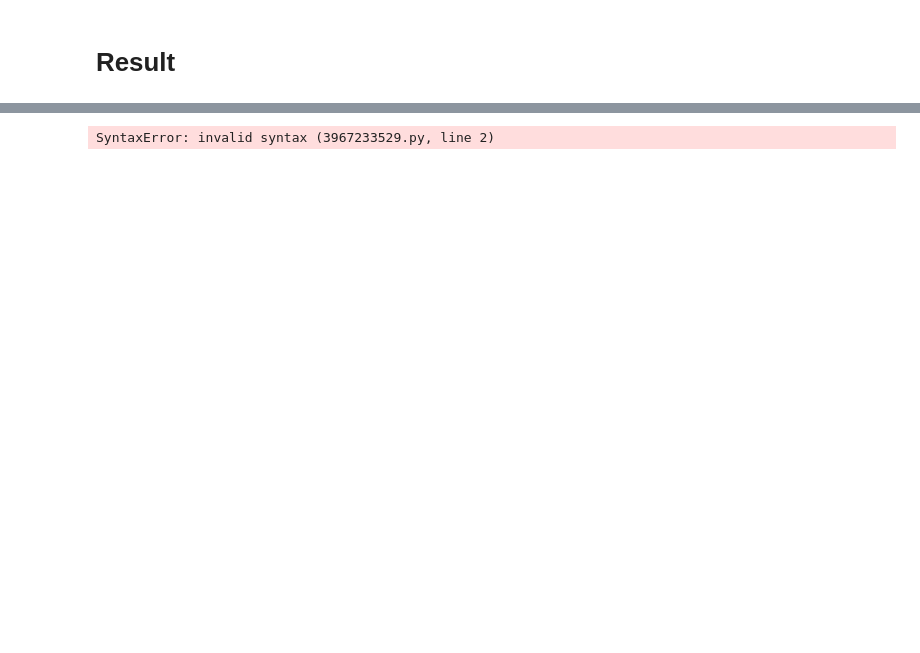
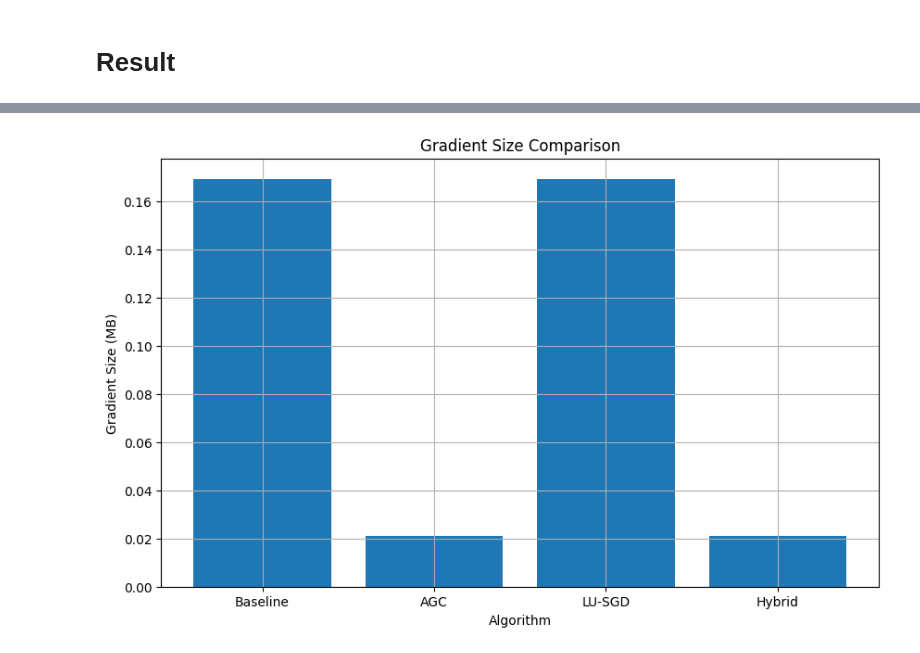
Before and after one commit to DroitXenon/CENet, a Jupyter notebook: LeNet.ipynb, the cells around one changed output, grey strips where cells are left out. Cells and saved outputs as stored; diff of their text form; code cells hidden in the pictures; blank space fills up the shorter version.

```diff
--- a/LeNet.ipynb
+++ b/LeNet.ipynb
@@ -316,10 +360,10 @@ plt.show()
 # %%
 plt.figure(figsize=(10, 6))
 plt.bar(["Baseline", "AGC", "LU-SGD", "Hybrid"], [baseline_cost[0], agc_cost[0], lusgd_cost[0], hybrid_cost[0]])
 plt.xlabel("Algorithm")
-plt.ylabel("Communication Size (MB)")
-plt.title("Communication Size Comparison")
+plt.ylabel("Gradient Size (MB)")
+plt.title("Gradient Size Comparison")
 plt.grid()
 plt.show()
 # %% [output]
-SyntaxError: invalid syntax (3967233529.py, line 2)
+[figure, added]
```
Also changed, not shown: parts of 8 cells of this notebook, 5 other files.
